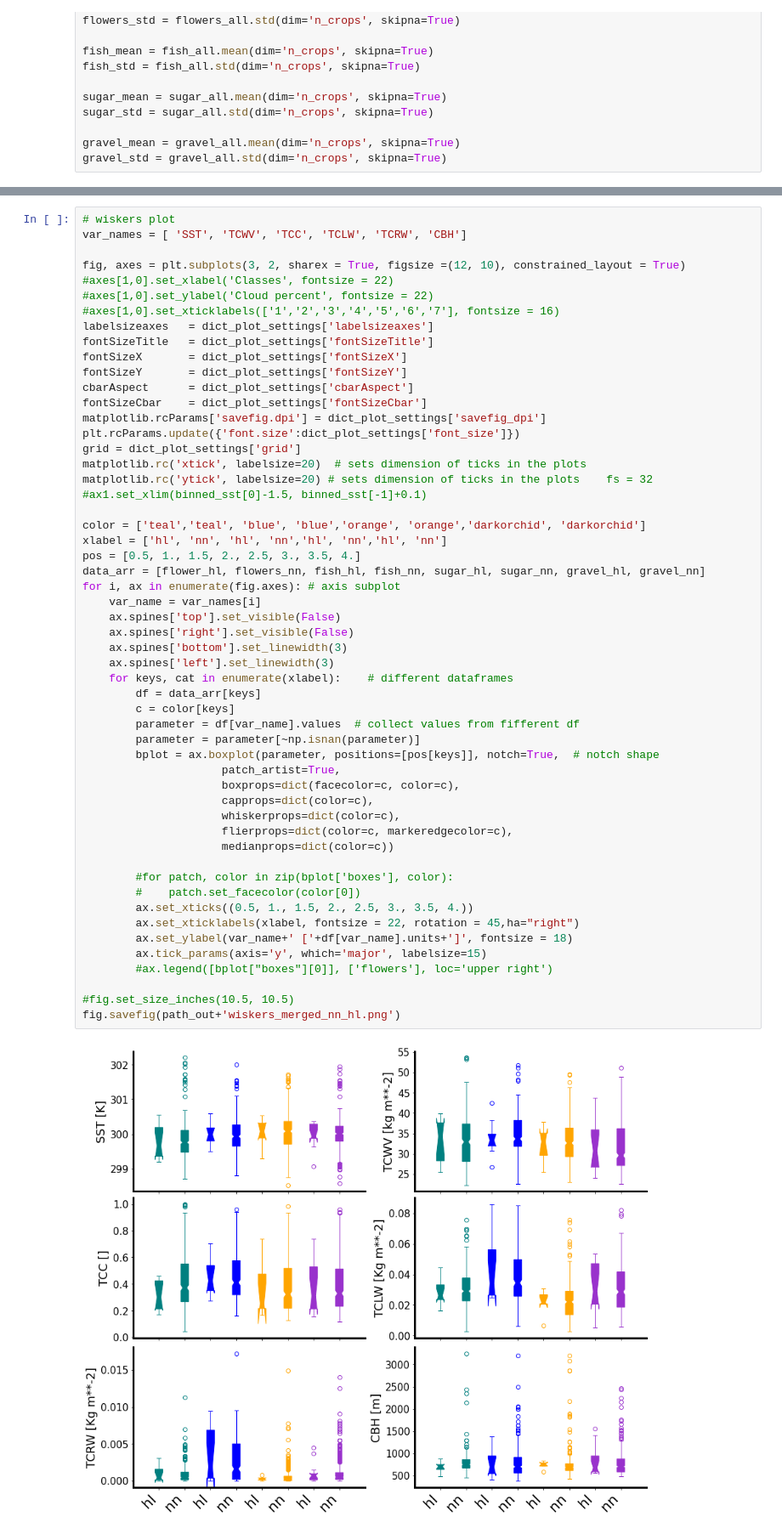
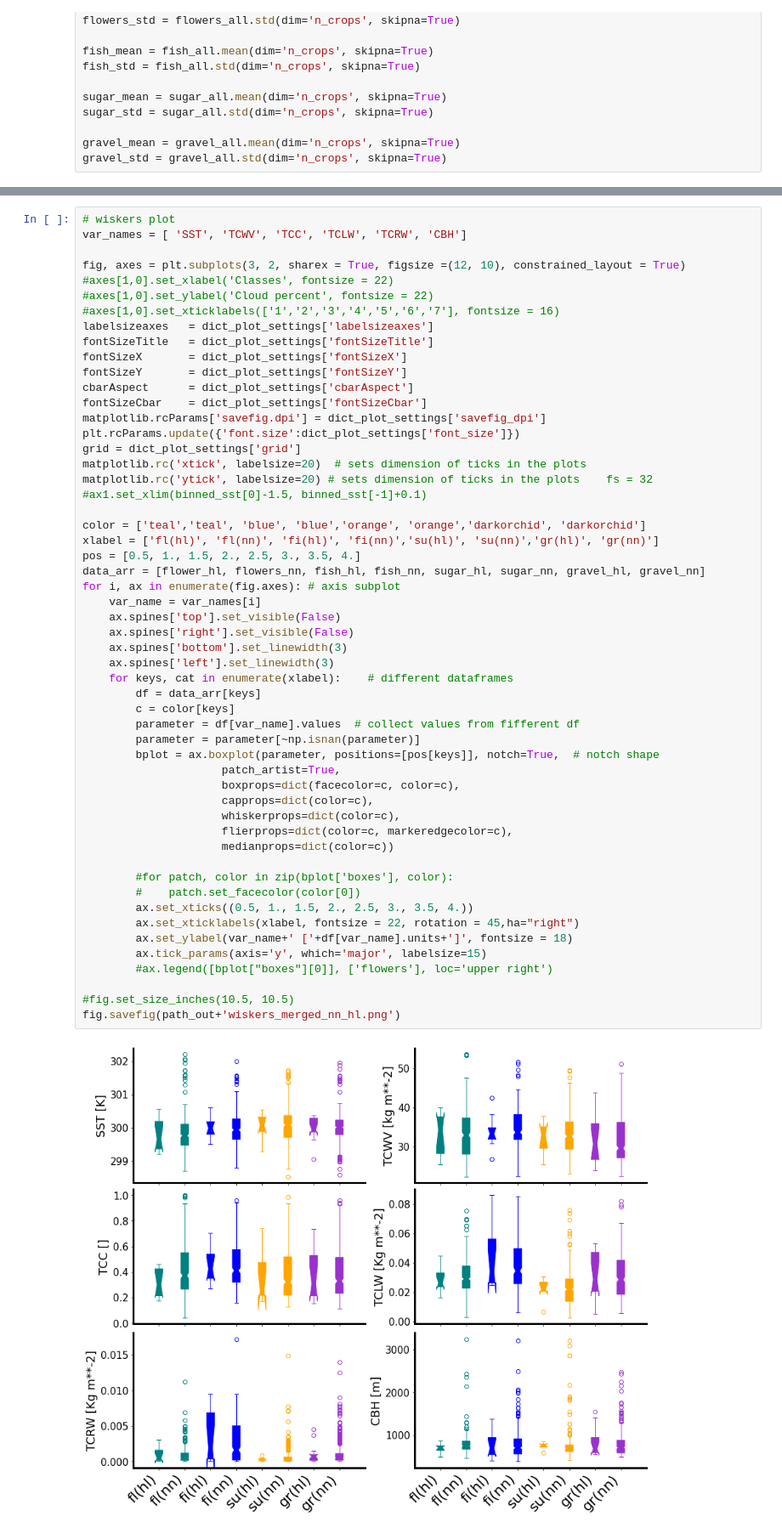
Before and after one commit to ClauClouds/ML_work_DC, a Jupyter notebook: plot_human_labels_paper.ipynb, the cells around one changed output, grey strips where cells are left out. Shown at 85% size. Cells and saved outputs as stored; diff of their text form.

Commit message:
updated labels for plot

```diff
--- a/plot_human_labels_paper.ipynb
+++ b/plot_human_labels_paper.ipynb
@@ -341,37 +341,37 @@ matplotlib.rc('ytick', labelsize=20) # sets dimension of ticks in the plots    f
 #ax1.set_xlim(binned_sst[0]-1.5, binned_sst[-1]+0.1)
 
 color = ['teal','teal', 'blue', 'blue','orange', 'orange','darkorchid', 'darkorchid']
-xlabel = ['hl', 'nn', 'hl', 'nn','hl', 'nn','hl', 'nn']
+xlabel = ['fl(hl)', 'fl(nn)', 'fi(hl)', 'fi(nn)','su(hl)', 'su(nn)','gr(hl)', 'gr(nn)']
 pos = [0.5, 1., 1.5, 2., 2.5, 3., 3.5, 4.]
 data_arr = [flower_hl, flowers_nn, fish_hl, fish_nn, sugar_hl, sugar_nn, gravel_hl, gravel_nn]
 for i, ax in enumerate(fig.axes): # axis subplot
     var_name = var_names[i]
     ax.spines['top'].set_visible(False)
     ax.spines['right'].set_visible(False)
     ax.spines['bottom'].set_linewidth(3)
     ax.spines['left'].set_linewidth(3)
     for keys, cat in enumerate(xlabel):    # different dataframes
         df = data_arr[keys]
         c = color[keys]
         parameter = df[var_name].values  # collect values from fifferent df
         parameter = parameter[~np.isnan(parameter)]
         bplot = ax.boxplot(parameter, positions=[pos[keys]], notch=True,  # notch shape
                      patch_artist=True,
                      boxprops=dict(facecolor=c, color=c),
                      capprops=dict(color=c),
                      whiskerprops=dict(color=c),
                      flierprops=dict(color=c, markeredgecolor=c),
                      medianprops=dict(color=c))
 
         #for patch, color in zip(bplot['boxes'], color):
         #    patch.set_facecolor(color[0])
         ax.set_xticks((0.5, 1., 1.5, 2., 2.5, 3., 3.5, 4.))
         ax.set_xticklabels(xlabel, fontsize = 22, rotation = 45,ha="right")
         ax.set_ylabel(var_name+' ['+df[var_name].units+']', fontsize = 18)
         ax.tick_params(axis='y', which='major', labelsize=15)
         #ax.legend([bplot["boxes"][0]], ['flowers'], loc='upper right')
 
 #fig.set_size_inches(10.5, 10.5)
 fig.savefig(path_out+'wiskers_merged_nn_hl.png')
 # %% [output]
-[figure, old version]
+[figure, new version]
```
